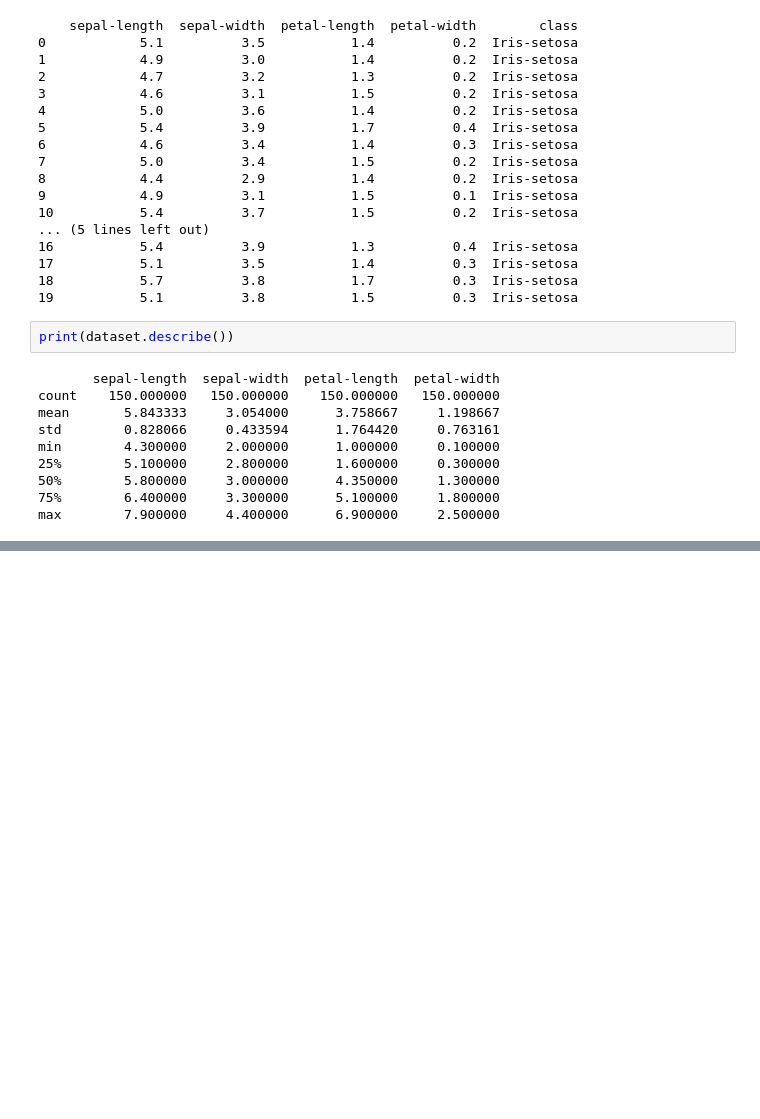
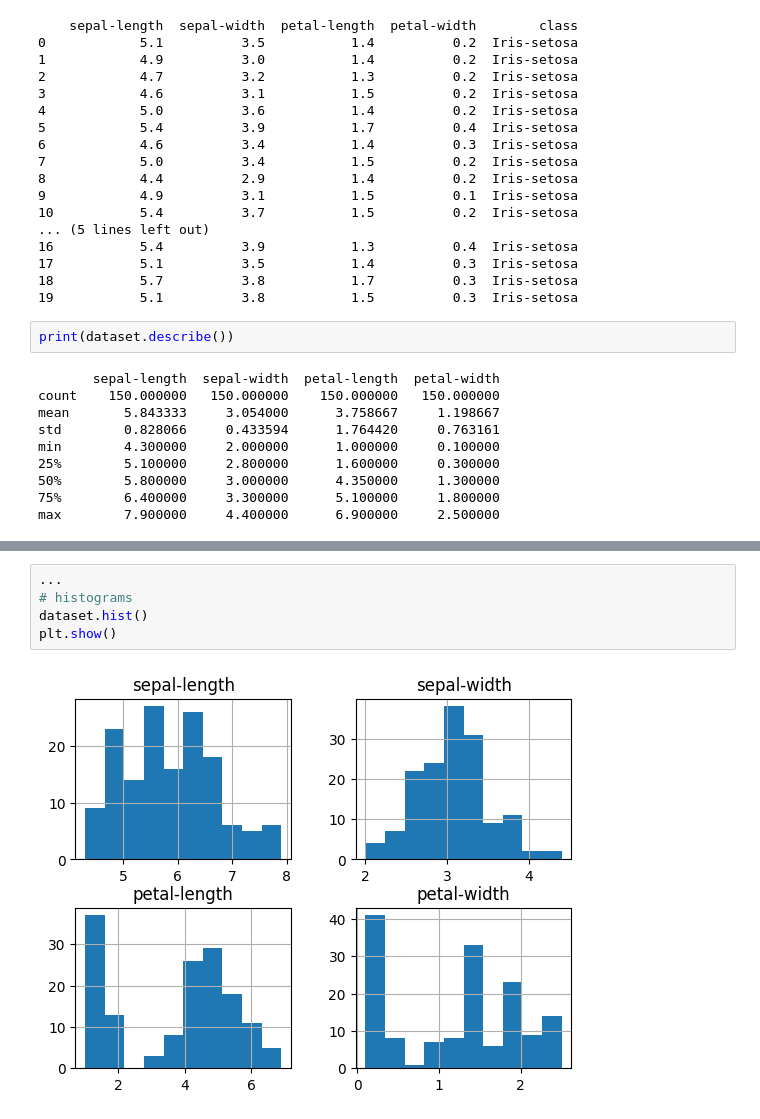
Before and after one commit to GeetikaAkki/IrisFlowers, a Jupyter notebook: notebooks/iris_flowers_analysis.ipynb, the cells around one changed output, grey strips where cells are left out. Cells and saved outputs as stored; diff of their text form; blank space fills up the shorter version.

```diff
--- a/notebooks/iris_flowers_analysis.ipynb
+++ b/notebooks/iris_flowers_analysis.ipynb
@@ -62,0 +76,7 @@ max        7.900000     4.400000      6.900000     2.500000
+# %%
+...
+# histograms
+dataset.hist()
+plt.show()
+# %% [output]
+[figure, added]
```
Also changed, not shown: parts of 3 cells of this notebook, 1 other file.
